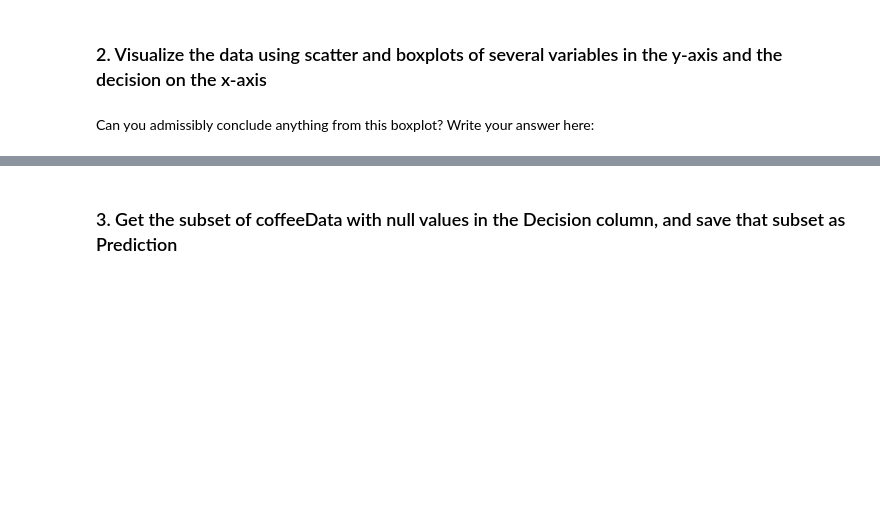
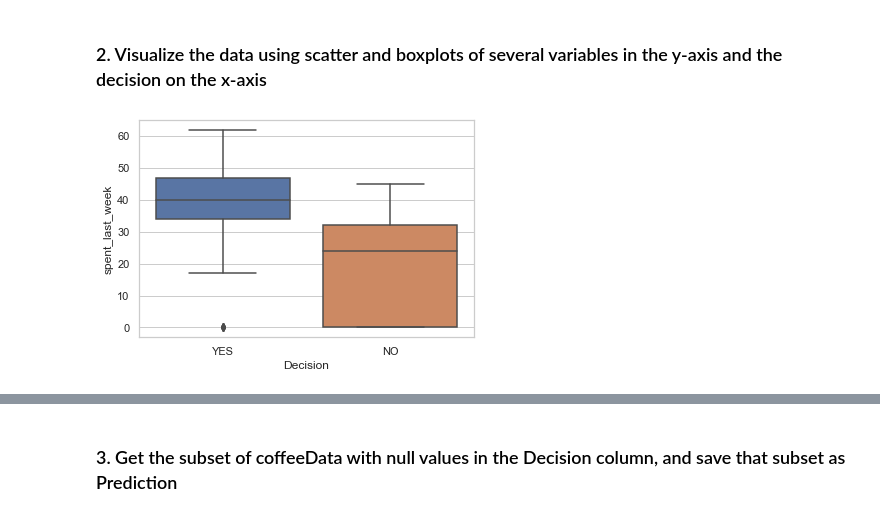
Before and after one commit to Khalif81/RR_Diner, a Jupyter notebook: Specialty_Coffee.ipynb, the cells around one changed output, grey strips where cells are left out. Cells and saved outputs as stored; diff of their text form; code cells hidden in the pictures; blank space fills up the shorter version.

Commit message:
data tranformation complete.  Modeling next

```diff
--- a/Specialty_Coffee.ipynb
+++ b/Specialty_Coffee.ipynb
@@ -162,7 +162,7 @@ Index(['Age', 'Gender', 'num_coffeeBags_per_year', 'spent_week', 'spent_month',
 # Make the relevant name changes to spent_week and spent_per_week.
 new_col_names = {'spent_week': 'spent_last_week',
                  'spent_month': 'spent_last_month',
-                 'SlrAY': ''}
+                 'SlrAY': 'salary'}
 coffeeData.rename(new_col_names, axis=1, inplace=True)
 # %%
 # Check out the column names
@@ -257,5 +257,5 @@ To execute the train/test split properly, we need to do five things:
 # NoPrediction will contain all known values for the decision
 # Call dropna() on coffeeData, and store the result in a variable NOPrediction
 # Call describe() on the Decision column of NoPrediction after calling dropna() on coffeeData
-_ _ _
-_ _ _
+NOPrediction=coffeeData.dropna()
+NOPrediction.describe()
@@ -264,7 +274,11 @@ _ _ _
 # %%
 # Exploring our new NOPrediction dataset
 # Make a boxplot on NOPrediction where the x axis is Decision, and the y axis is spent_last_week
-_ _ _
-_ _ _
+X_='Decision'
+Y_='spent_last_week'
+Data_=NOPrediction
+
+sns.set_theme(style="whitegrid")
+_ = sns.boxplot(x=X_, y=Y_, data=Data_)
+# %% [output]
+[figure, added]
-# %% [markdown]
-Can you admissibly conclude anything from this boxplot? Write your answer here:
```
Also changed, not shown: parts of 13 cells of this notebook.
